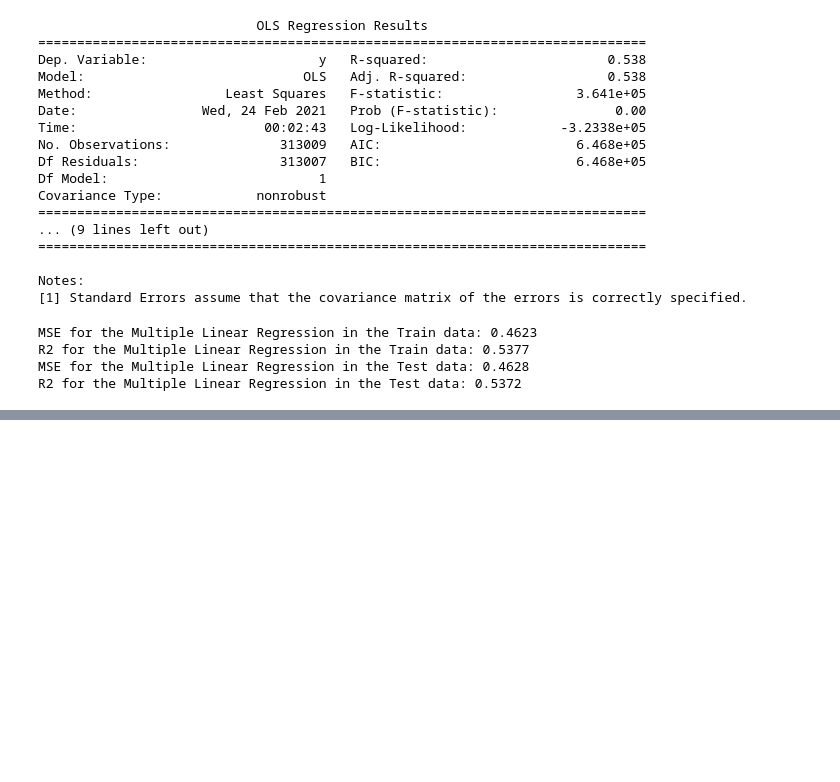
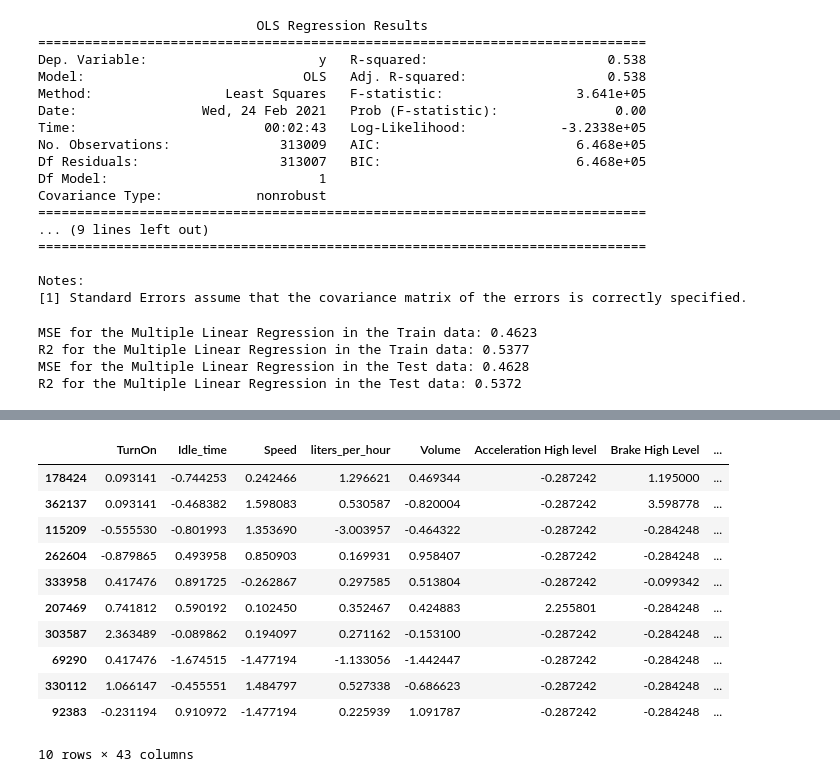
Before and after one commit to rgamerosl/capstone-project, a Jupyter notebook: final_remarks.ipynb, the cells around one changed output, grey strips where cells are left out. Saved outputs shown, nothing was run; the diff lists cells and outputs as text; code cells hidden in the pictures; blank space fills up the shorter version.

```diff
--- a/final_remarks.ipynb
+++ b/final_remarks.ipynb
@@ -518,0 +543,19 @@ R2 for the Multiple Linear Regression in the Test data: 0.5372
+# %%
+### Standarize numerical variables in Test Set
+scaler = StandardScaler()
+data_test_scale = data_test.copy(deep=True)
+data_test_scale[col_indexes] = scaler.fit_transform(data_test[col_indexes].to_numpy())
+display(data_test_scale.head(10))
+# %% [output]
+|  | TurnOn | Idle_time | Speed | liters_per_hour | Volume | Acceleration High level | Brake High Level | ... |
+| 178424 | 0.093141 | -0.744253 | 0.242466 | 1.296621 | 0.469344 | -0.287242 | 1.195000 | ... |
+| 362137 | 0.093141 | -0.468382 | 1.598083 | 0.530587 | -0.820004 | -0.287242 | 3.598778 | ... |
+| 115209 | -0.555530 | -0.801993 | 1.353690 | -3.003957 | -0.464322 | -0.287242 | -0.284248 | ... |
+| 262604 | -0.879865 | 0.493958 | 0.850903 | 0.169931 | 0.958407 | -0.287242 | -0.284248 | ... |
+| 333958 | 0.417476 | 0.891725 | -0.262867 | 0.297585 | 0.513804 | -0.287242 | -0.099342 | ... |
+| 207469 | 0.741812 | 0.590192 | 0.102450 | 0.352467 | 0.424883 | 2.255801 | -0.284248 | ... |
+| 303587 | 2.363489 | -0.089862 | 0.194097 | 0.271162 | -0.153100 | -0.287242 | -0.284248 | ... |
+| 69290 | 0.417476 | -1.674515 | -1.477194 | -1.133056 | -1.442447 | -0.287242 | -0.284248 | ... |
+| 330112 | 1.066147 | -0.455551 | 1.484797 | 0.527338 | -0.686623 | -0.287242 | -0.284248 | ... |
+| 92383 | -0.231194 | 0.910972 | -1.477194 | 0.225939 | 1.091787 | -0.287242 | -0.284248 | ... |
+10 rows × 43 columns
```
Also changed, not shown: parts of 12 cells of this notebook.
